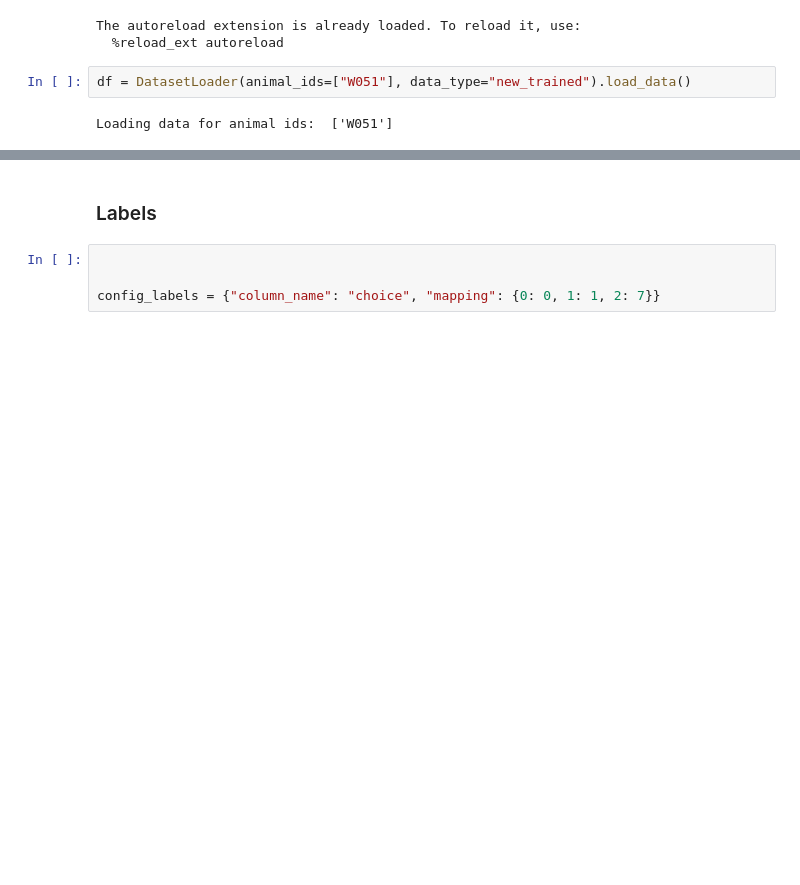
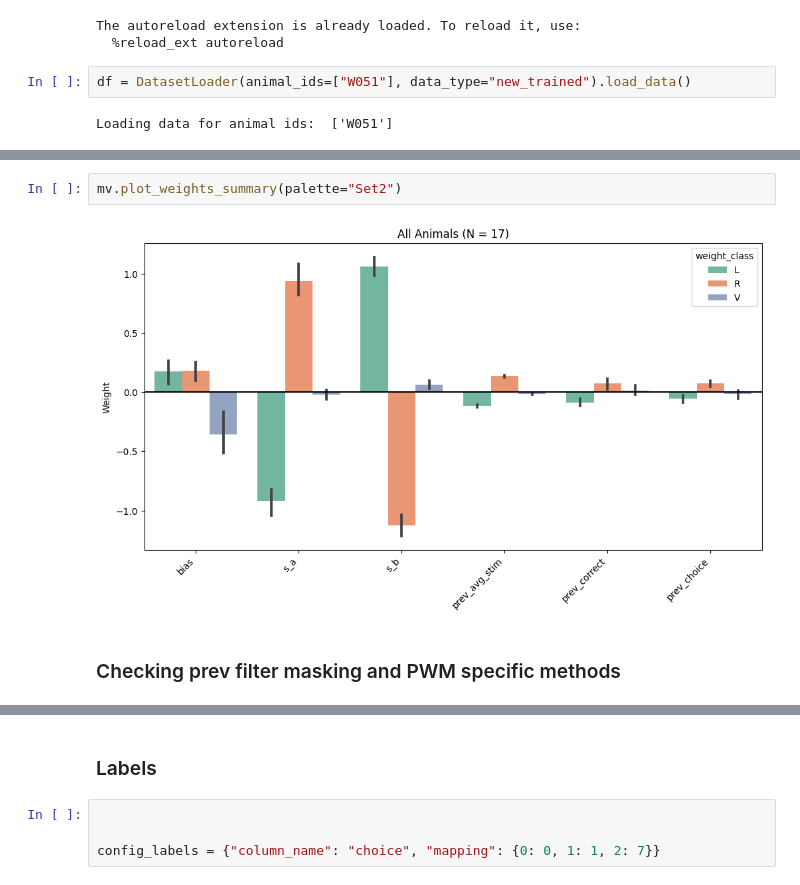
Before and after one commit to jess-breda/violations-multinomial, a Jupyter notebook: notebooks/2024_02_26_dev_new_dmg.ipynb, the cells around one changed output, grey strips where cells are left out. Saved outputs shown, nothing was run; the diff lists cells and outputs as text; blank space fills up the shorter version.

```diff
--- a/notebooks/2024_02_26_dev_new_dmg.ipynb
+++ b/notebooks/2024_02_26_dev_new_dmg.ipynb
@@ -24,0 +101,6 @@ Loading data for animal ids:  ['W051']
+# %%
+mv.plot_weights_summary(palette="Set2")
+# %% [output]
+[figure, added]
+# %% [markdown]
+### Checking prev filter masking and PWM specific methods
```
Also changed, not shown: parts of 17 cells of this notebook, 1 other file.
